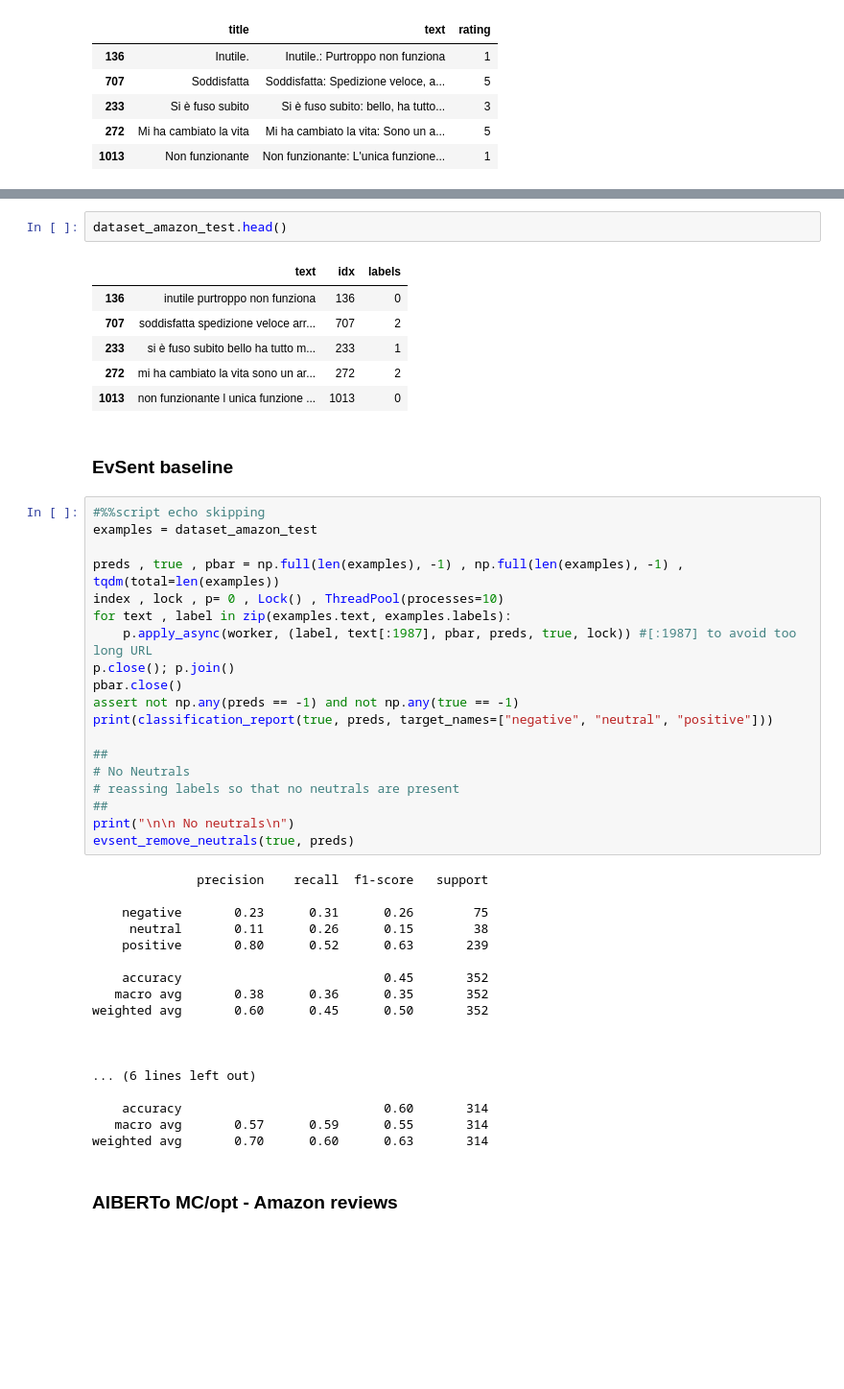
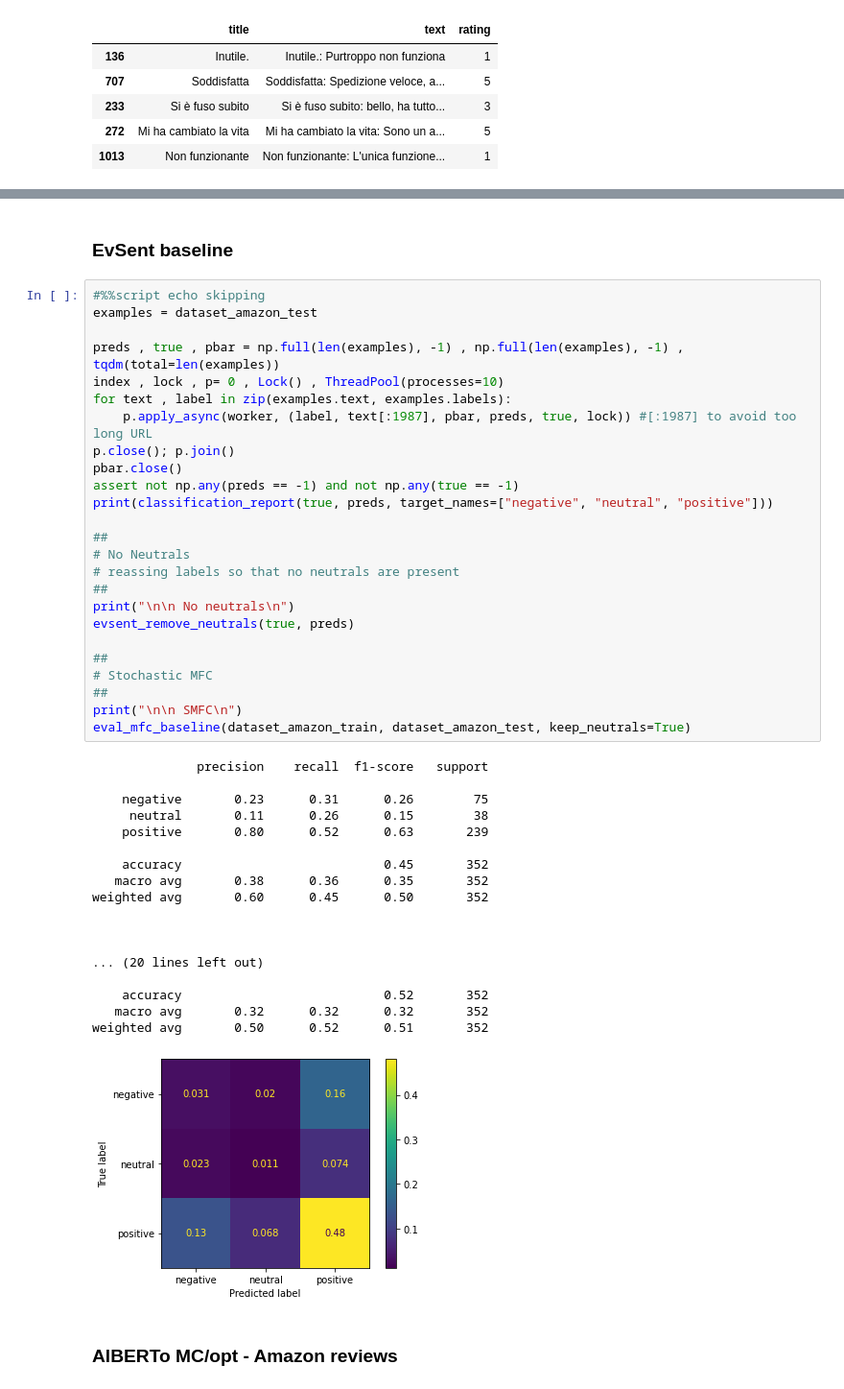
Before and after one commit to steveazzolin/NLU_final_project, a Jupyter notebook: AlBERTo error analysis.ipynb, the cells around one changed output, grey strips where cells are left out. Shown at 96% size. Drawn from its saved outputs; the diff is of its cells as text; blank space fills up the shorter version.

```diff
--- a/AlBERTo error analysis.ipynb
+++ b/AlBERTo error analysis.ipynb
@@ -812,12 +853,3 @@ NameError: name 'lexicon_feel_it' is not defined
-# %%
-dataset_amazon_test.head()
-# %% [output]
-|  | text | idx | labels |
-| 136 | inutile purtroppo non funziona | 136 | 0 |
-| 707 | soddisfatta spedizione veloce arr... | 707 | 2 |
-| 233 | si è fuso subito bello ha tutto m... | 233 | 1 |
-| 272 | mi ha cambiato la vita sono un ar... | 272 | 2 |
-| 1013 | non funzionante l unica funzione ... | 1013 | 0 |
 # %% [markdown]
 ### EvSent baseline
 # %%
@@ -826,37 +858,44 @@ examples = dataset_amazon_test
 
 preds , true , pbar = np.full(len(examples), -1) , np.full(len(examples), -1) , tqdm(total=len(examples))
 index , lock , p= 0 , Lock() , ThreadPool(processes=10)
 for text , label in zip(examples.text, examples.labels):
     p.apply_async(worker, (label, text[:1987], pbar, preds, true, lock)) #[:1987] to avoid too long URL
 p.close(); p.join()
 pbar.close()
 assert not np.any(preds == -1) and not np.any(true == -1)
 print(classification_report(true, preds, target_names=["negative", "neutral", "positive"]))
 
 ##
 # No Neutrals
 # reassing labels so that no neutrals are present
 ##
 print("\n\n No neutrals\n")
 evsent_remove_neutrals(true, preds)
+
+##
+# Stochastic MFC
+##
+print("\n\n SMFC\n")
+eval_mfc_baseline(dataset_amazon_train, dataset_amazon_test, keep_neutrals=True)
 # %% [output]
               precision    recall  f1-score   support
 
     negative       0.23      0.31      0.26        75
      neutral       0.11      0.26      0.15        38
     positive       0.80      0.52      0.63       239
 
     accuracy                           0.45       352
    macro avg       0.38      0.36      0.35       352
 weighted avg       0.60      0.45      0.50       352
 
 
 
-... (6 lines left out)
+... (20 lines left out)
 
-    accuracy                           0.60       314
-   macro avg       0.57      0.59      0.55       314
-weighted avg       0.70      0.60      0.63       314
+    accuracy                           0.52       352
+   macro avg       0.32      0.32      0.32       352
+weighted avg       0.50      0.52      0.51       352
+[figure, added]
 # %% [markdown]
 ### AlBERTo MC/opt - Amazon reviews
 # %%
```
Also changed, not shown: parts of 19 cells of this notebook, 1 other file.
